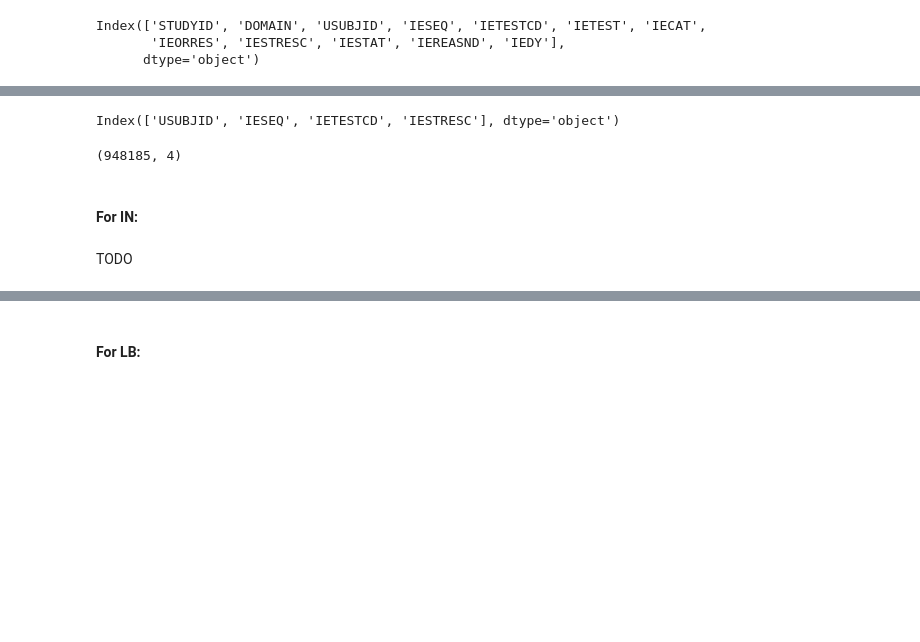
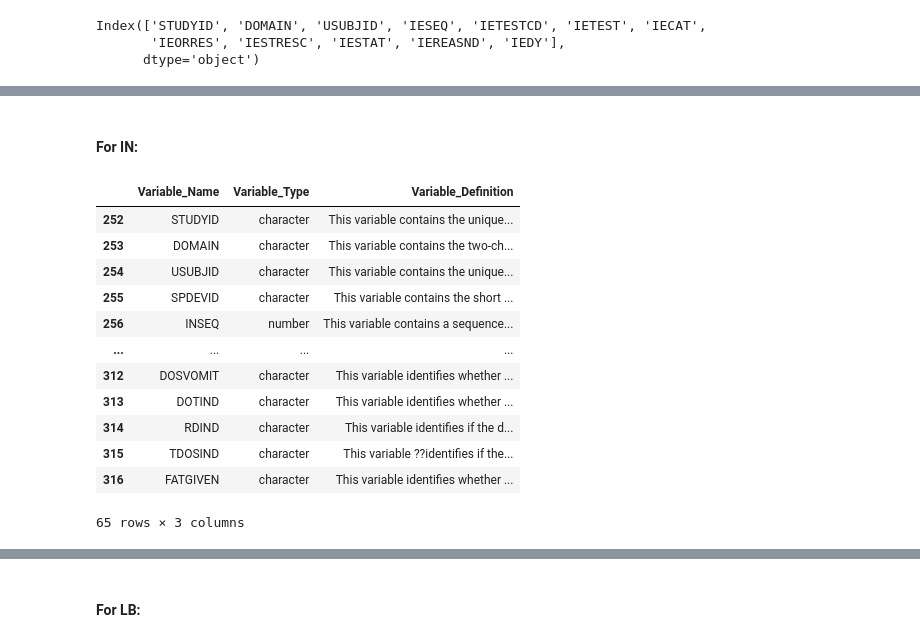
Before and after one commit to CS-433/ml-project-2-digdata_project2, a Jupyter notebook: data_selection.ipynb, the cells around one changed output, grey strips where cells are left out. Drawn from its saved outputs; the diff is of its cells as text; code cells hidden in the pictures; blank space fills up the shorter version.

Commit message:
again data selection

```diff
--- a/data_selection.ipynb
+++ b/data_selection.ipynb
@@ -70,0 +26,23 @@ VS --->  Vital Signs
+# %%
+# Load data
+df_list = []
+data_folder = './data/DATA_2022-09-01/'
+print('Names of DataFrames ---> Description :')
+for f in os.listdir(data_folder):
+    if f != 'IN_2022-09-01.csv':
+        df_name_str = f.split('_')[0]
+        df_list.append(df_name_str)
+        df_name = df_name_str
+        locals()[df_name] = pd.read_csv(data_folder + f, sep=',', low_memory=False)
+        locals()[df_name].name = df_name_str
+        print(df_name_str, '---> ', data_description.loc[data_description.Domain==df_name_str, 'Domain_Name'].iloc[0])
+    else:
+        df_name_str = f.split('_')[0]
+        df_list.append(df_name_str)
+        df_name = df_name_str
+        mylist = []
+        for chunk in  pd.read_csv(data_folder + f, sep=',', low_memory=False, chunksize=7000):
+            mylist.append(chunk)
+        locals()[df_name] = pd.concat(mylist, axis=0)
+        locals()[df_name].name = df_name_str
+        del mylist
@@ -405,14 +445,27 @@ Index(['STUDYID', 'DOMAIN', 'USUBJID', 'IESEQ', 'IETESTCD', 'IETEST', 'IECAT',
-# %%
-# Keep only some columns for IE
-IE = IE[['USUBJID', 'IESEQ', 'IETESTCD', 'IESTRESC']]
-IE.columns
-# %% [output]
-Index(['USUBJID', 'IESEQ', 'IETESTCD', 'IESTRESC'], dtype='object')
-# %%
-IE.shape
-# %% [output]
-(948185, 4)
 # %% [markdown]
 #### For IN:
-# %% [markdown]
-TODO
+# %%
+data_folder = './data/DATA_2022-09-01/'
+mylist = []
+for chunk in pd.read_csv(data_folder + 'IN_2022-09-01.csv', sep=',', low_memory=False, chunksize=5000):
+    mylist.append(chunk)
+IN = pd.concat(mylist, axis=0)
+IN.name = 'IN'
+# %%
+# See variables for IN
+pd.set_option("display.max_colwidth", 1000)
+data_description.loc[data_description.Domain==IN.name, ['Variable_Name', 'Variable_Type', 'Variable_Definition']]
+# %% [output]
+|  | Variable_Name | Variable_Type | Variable_Definition |
+| 252 | STUDYID | character | This variable contains the unique... |
+| 253 | DOMAIN | character | This variable contains the two-ch... |
+| 254 | USUBJID | character | This variable contains the unique... |
+| 255 | SPDEVID | character | This variable contains the short ... |
+| 256 | INSEQ | number | This variable contains a sequence... |
+| ... | ... | ... | ... |
+| 312 | DOSVOMIT | character | This variable identifies whether ... |
+| 313 | DOTIND | character | This variable identifies whether ... |
+| 314 | RDIND | character | This variable identifies if the d... |
+| 315 | TDOSIND | character | This variable ??identifies if the... |
+| 316 | FATGIVEN | character | This variable identifies whether ... |
+65 rows × 3 columns
```
Also changed, not shown: parts of 97 cells of this notebook.
